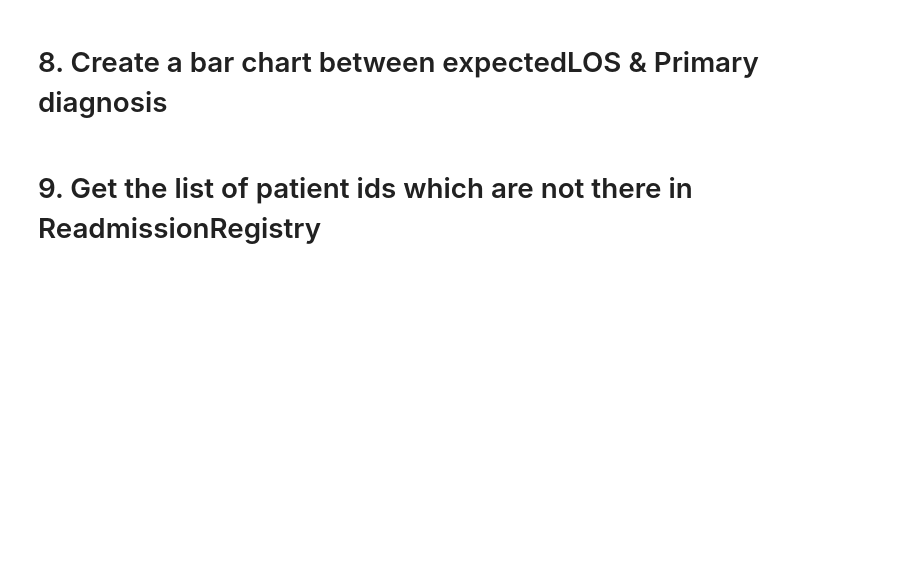
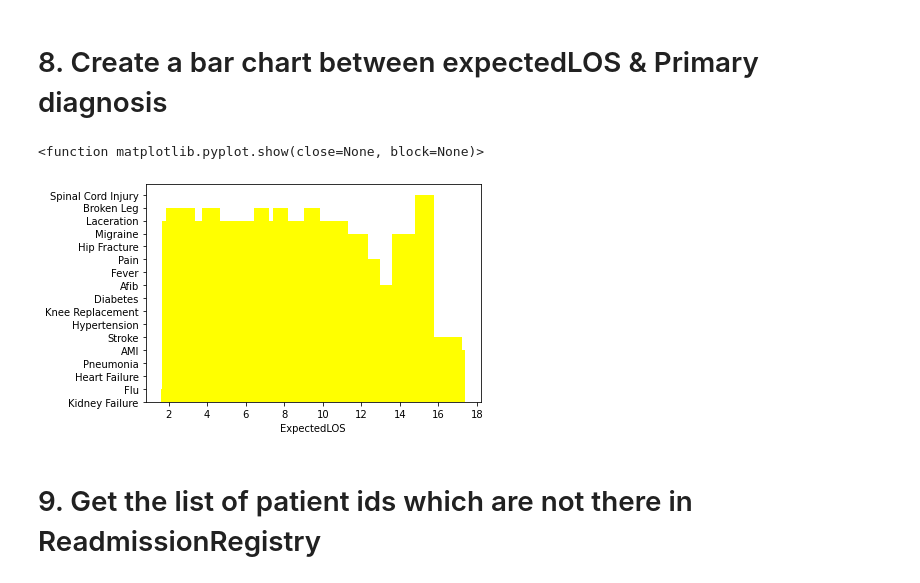
Before and after one commit to sharmaruchi02/Python_heckathon, a Jupyter notebook: Python_Hackathon_DataNinjas.ipynb, the cells around one changed output. Cells and saved outputs as stored; diff of their text form; code cells hidden in the pictures; blank space fills up the shorter version.

```diff
--- a/Python_Hackathon_DataNinjas.ipynb
+++ b/Python_Hackathon_DataNinjas.ipynb
@@ -38,6 +62,13 @@ sns.pairplot(dfreadm, diag_kind = 'kde')
 # 7. Create a pair plot by taking parameter "hue" as EDDisposition
 # %% [markdown]
 # 8. Create a bar chart between expectedLOS & Primary diagnosis
+# %%
+plt.bar(dfreadm.ExpectedLOS,dfreadm.PrimaryDiagnosis,color='yellow' )
+plt.xlabel('ExpectedLOS')
+plt.show
+# %% [output]
+<function matplotlib.pyplot.show(close=None, block=None)>
+[figure, added]
 # %% [markdown]
 # 9. Get the list of patient ids which are not there in ReadmissionRegistry
 # %% [markdown]
```
Also changed, not shown: parts of 16 cells of this notebook.
